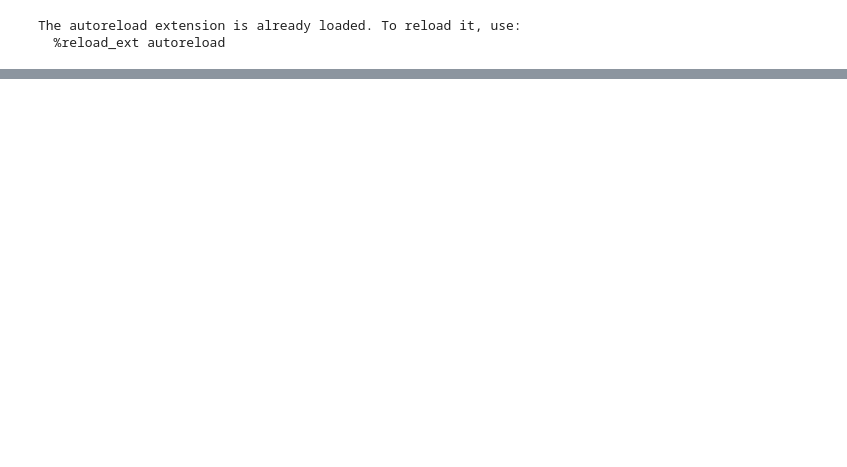
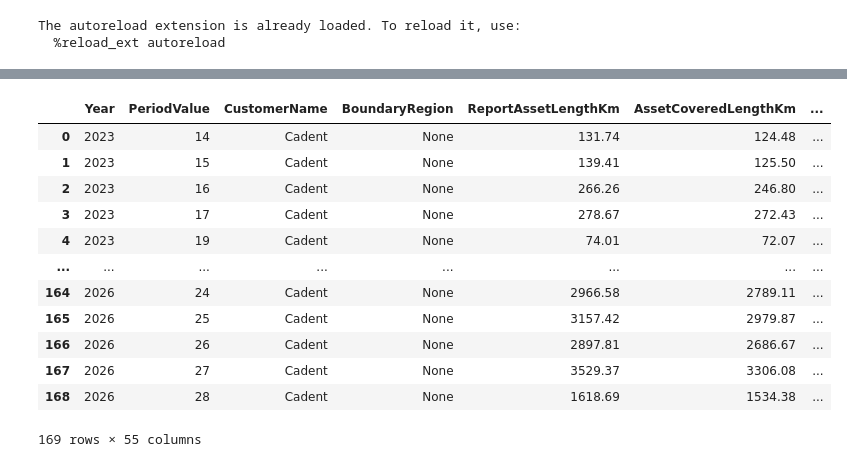
Before and after one commit to picarro-dsoler/KPIHub, a Jupyter notebook: tools/KPIOutput/ExcelOutput/KPIHub_ExcelOutput.ipynb, the cells around one changed output, grey strips where cells are left out. Drawn from its saved outputs; the diff is of its cells as text; code cells hidden in the pictures; blank space fills up the shorter version.

```diff
--- a/tools/KPIOutput/ExcelOutput/KPIHub_ExcelOutput.ipynb
+++ b/tools/KPIOutput/ExcelOutput/KPIHub_ExcelOutput.ipynb
@@ -146,0 +187,16 @@ with pd.ExcelWriter("Cadent_E_KPI.xlsx") as writer:
+# %%
+Query(query = "SELECT * FROM Weekly_KPI WHERE BoundaryRegion IS NULL").execute(KPIHub_Conn)
+# %% [output]
+|  | Year | PeriodValue | CustomerName | BoundaryRegion | ReportAssetLengthKm | AssetCoveredLengthKm | ... |
+| 0 | 2023 | 14 | Cadent | None | 131.74 | 124.48 | ... |
+| 1 | 2023 | 15 | Cadent | None | 139.41 | 125.50 | ... |
+| 2 | 2023 | 16 | Cadent | None | 266.26 | 246.80 | ... |
+| 3 | 2023 | 17 | Cadent | None | 278.67 | 272.43 | ... |
+| 4 | 2023 | 19 | Cadent | None | 74.01 | 72.07 | ... |
+| ... | ... | ... | ... | ... | ... | ... | ... |
+| 164 | 2026 | 24 | Cadent | None | 2966.58 | 2789.11 | ... |
+| 165 | 2026 | 25 | Cadent | None | 3157.42 | 2979.87 | ... |
+| 166 | 2026 | 26 | Cadent | None | 2897.81 | 2686.67 | ... |
+| 167 | 2026 | 27 | Cadent | None | 3529.37 | 3306.08 | ... |
+| 168 | 2026 | 28 | Cadent | None | 1618.69 | 1534.38 | ... |
+169 rows × 55 columns
```
Also changed, not shown: parts of 3 cells of this notebook, 13 other files.
